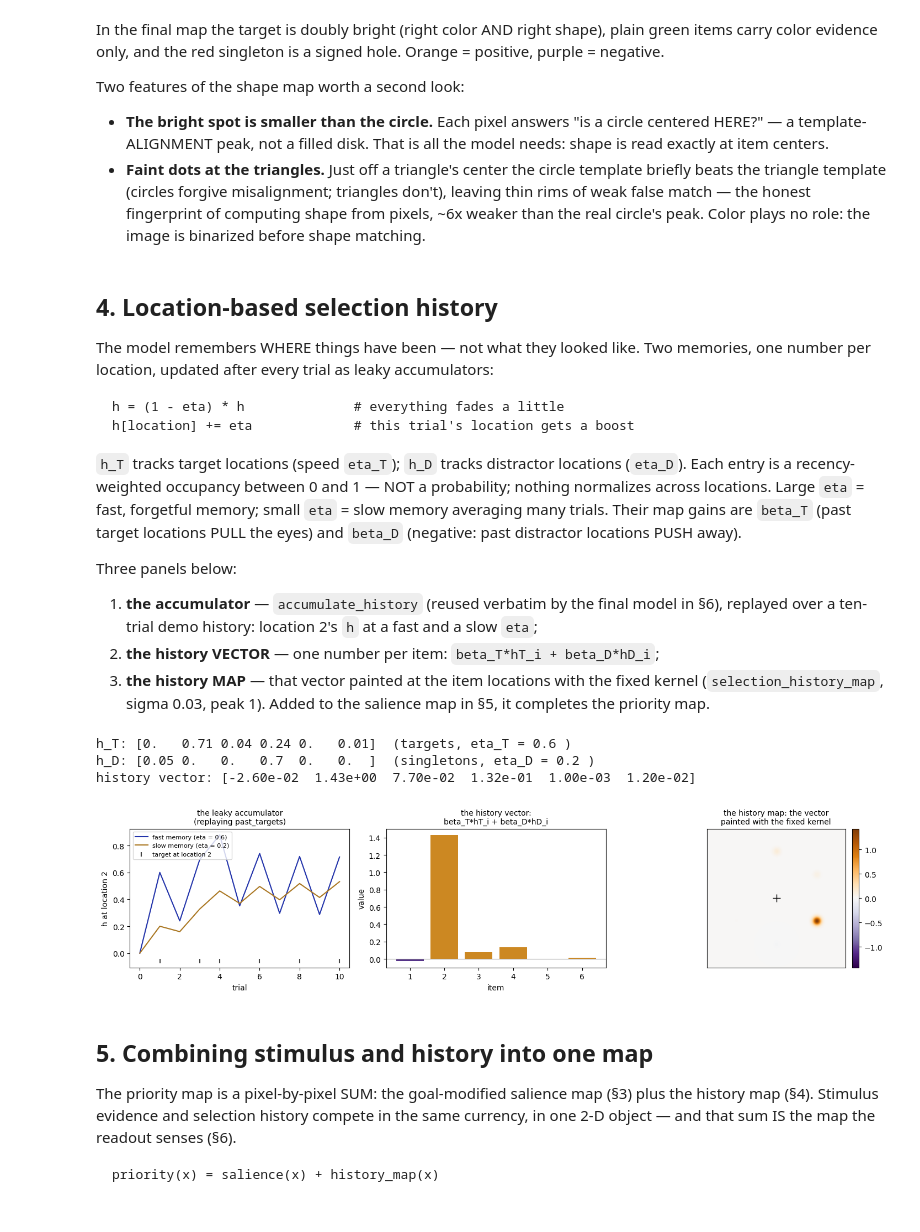
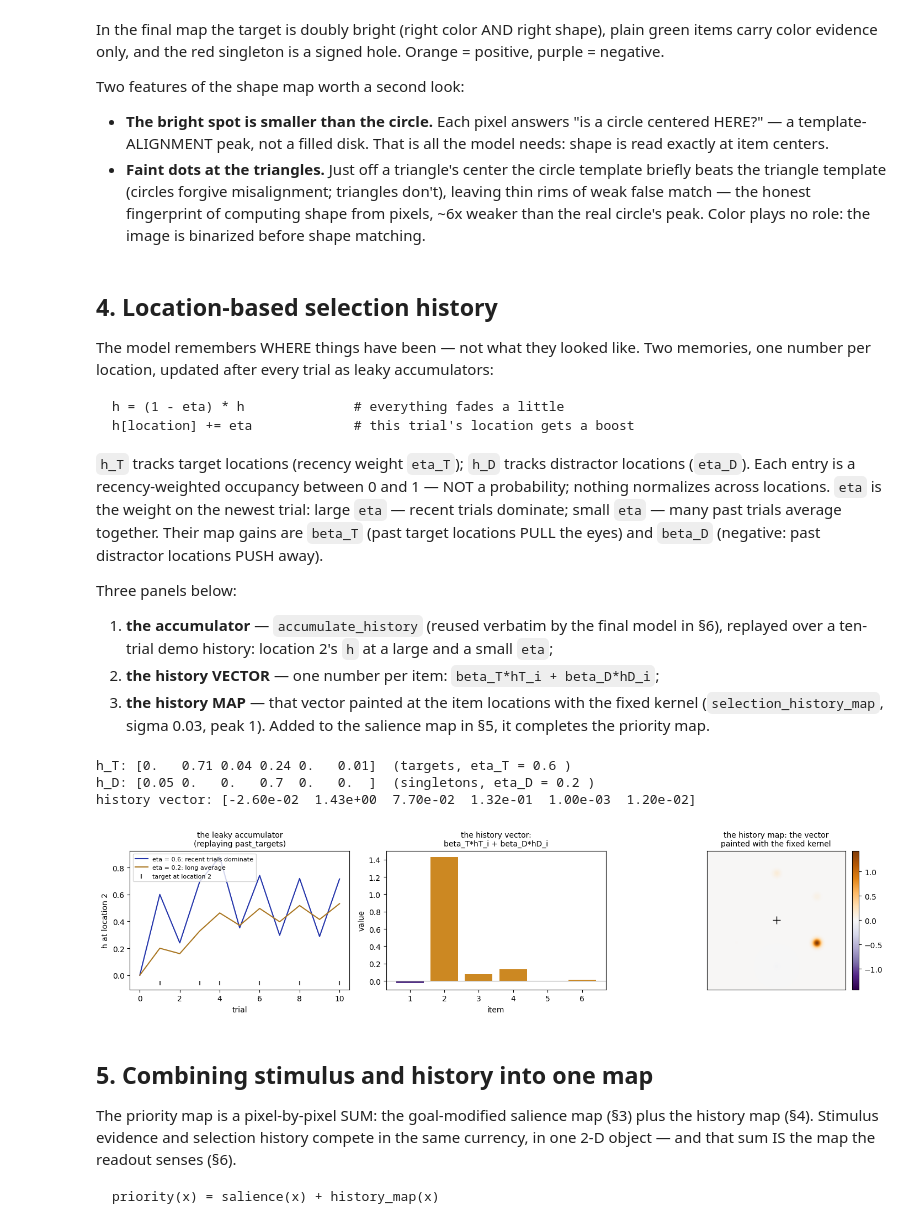
Before and after one commit to HanZhang-psych/Ego-Spatial-Sense, a Jupyter notebook: Visual-Search/tutorial_visual_search.ipynb, the cells around one changed output. Saved outputs shown, nothing was run; the diff lists cells and outputs as text; code cells hidden in the pictures.

```diff
--- a/Visual-Search/tutorial_visual_search.ipynb
+++ b/Visual-Search/tutorial_visual_search.ipynb
@@ -268,11 +269,12 @@ trial as leaky accumulators:
     h = (1 - eta) * h              # everything fades a little
     h[location] += eta             # this trial's location gets a boost
 
-`h_T` tracks target locations (speed `eta_T`); `h_D` tracks
-distractor locations (`eta_D`). Each entry is a recency-weighted
+`h_T` tracks target locations (recency weight `eta_T`); `h_D`
+tracks distractor locations (`eta_D`). Each entry is a recency-weighted
 occupancy between 0 and 1 — NOT a probability; nothing normalizes
-across locations. Large `eta` = fast, forgetful memory; small
-`eta` = slow memory averaging many trials. Their map gains are
+across locations. `eta` is the weight on the newest
+trial: large `eta` — recent trials dominate; small `eta` — many
+past trials average together. Their map gains are
 `beta_T` (past target locations PULL the eyes) and `beta_D`
 (negative: past distractor locations PUSH away).
 
@@ -280,7 +282,7 @@ Three panels below:
 
 1. **the accumulator** — `accumulate_history` (reused verbatim by
    the final model in §6), replayed over a ten-trial demo history:
-   location 2's `h` at a fast and a slow `eta`;
+   location 2's `h` at a large and a small `eta`;
 2. **the history VECTOR** — one number per item:
    `beta_T*hT_i + beta_D*hD_i`;
 3. **the history MAP** — that vector painted at the item locations
@@ -309,7 +311,7 @@ past_targets    = [2, 5, 2, 2, 6, 2, 3, 2, 4, 2]   # target favored loc 2
 past_singletons = [4, 4, 0, 1, 4, 4, 0, 4, 4, 4]   # singleton favored loc 4
 etaT_demo, etaD_demo = 0.6, 0.2                    # demo memory speeds
 
-# replay the SAME target history at two speeds and watch location 2
+# replay the SAME target history at two eta values, watch location 2
 n_tr = len(past_targets)
 h_fast = np.zeros((n_tr + 1, 6)); h_slow = np.zeros((n_tr + 1, 6))
 for t in range(n_tr):
@@ -353,36 +355,36 @@ print("history vector:", hist_vec.round(3))
 # ---- the history MAP: the vector painted with the fixed kernel ----
 history_map = selection_history_map(hist_vec)
 
 fig, axes = plt.subplots(1, 3, figsize=(14.5, 3.6))
-axes[0].plot(h_fast[:, 1], color="#2233aa", label="fast memory (eta = 0.6)")
-axes[0].plot(h_slow[:, 1], color="#aa7722", label="slow memory (eta = 0.2)")
+axes[0].plot(h_fast[:, 1], color="#2233aa", label="eta = 0.6: recent trials dominate")
+axes[0].plot(h_slow[:, 1], color="#aa7722", label="eta = 0.2: long average")
 hit_tr = [t + 1 for t, loc in enumerate(past_targets) if loc == 2]
 axes[0].scatter(hit_tr, np.full(len(hit_tr), -0.06),
                 marker="|", color="#444444", label="target at location 2")
 axes[0].set_xlabel("trial"); axes[0].set_ylabel("h at location 2")
 axes[0].set_title("the leaky accumulator\n(replaying past_targets)", fontsize=10)
 axes[0].legend(fontsize=8)
 cols = ["#cc8822" if v_ >= 0 else "#553388" for v_ in hist_vec]
 axes[1].bar(range(1, 7), hist_vec, color=cols)
 axes[1].axhline(0, color="#999999", lw=0.8)
 axes[1].set_xlabel("item"); axes[1].set_ylabel("value")
 axes[1].set_title("the history vector:\n"
                   "beta_T*hT_i + beta_D*hD_i", fontsize=10)
 v = np.abs(history_map).max()
 im_p = axes[2].imshow(history_map, origin="lower", cmap="PuOr_r",
                       vmin=-v, vmax=v)
 axes[2].plot(IMG/2, IMG/2, "k+", ms=10)
 axes[2].set_title("the history map: the vector\n"
                   "painted with the fixed kernel", fontsize=10)
 axes[2].set_xticks([]); axes[2].set_yticks([])
 fig.colorbar(im_p, ax=axes[2], fraction=0.046, pad=0.03)
 plt.tight_layout()
 plt.show()
 # %% [output]
 h_T: [0.   0.71 0.04 0.24 0.   0.01]  (targets, eta_T = 0.6 )
 h_D: [0.05 0.   0.   0.7  0.   0.  ]  (singletons, eta_D = 0.2 )
 history vector: [-2.60e-02  1.43e+00  7.70e-02  1.32e-01  1.00e-03  1.20e-02]
-[figure, old version]
+[figure, new version]
 # %% [markdown]
 ## 5. Combining stimulus and history into one map
 
```
Also changed, not shown: parts of 2 cells of this notebook, 3 other files.
